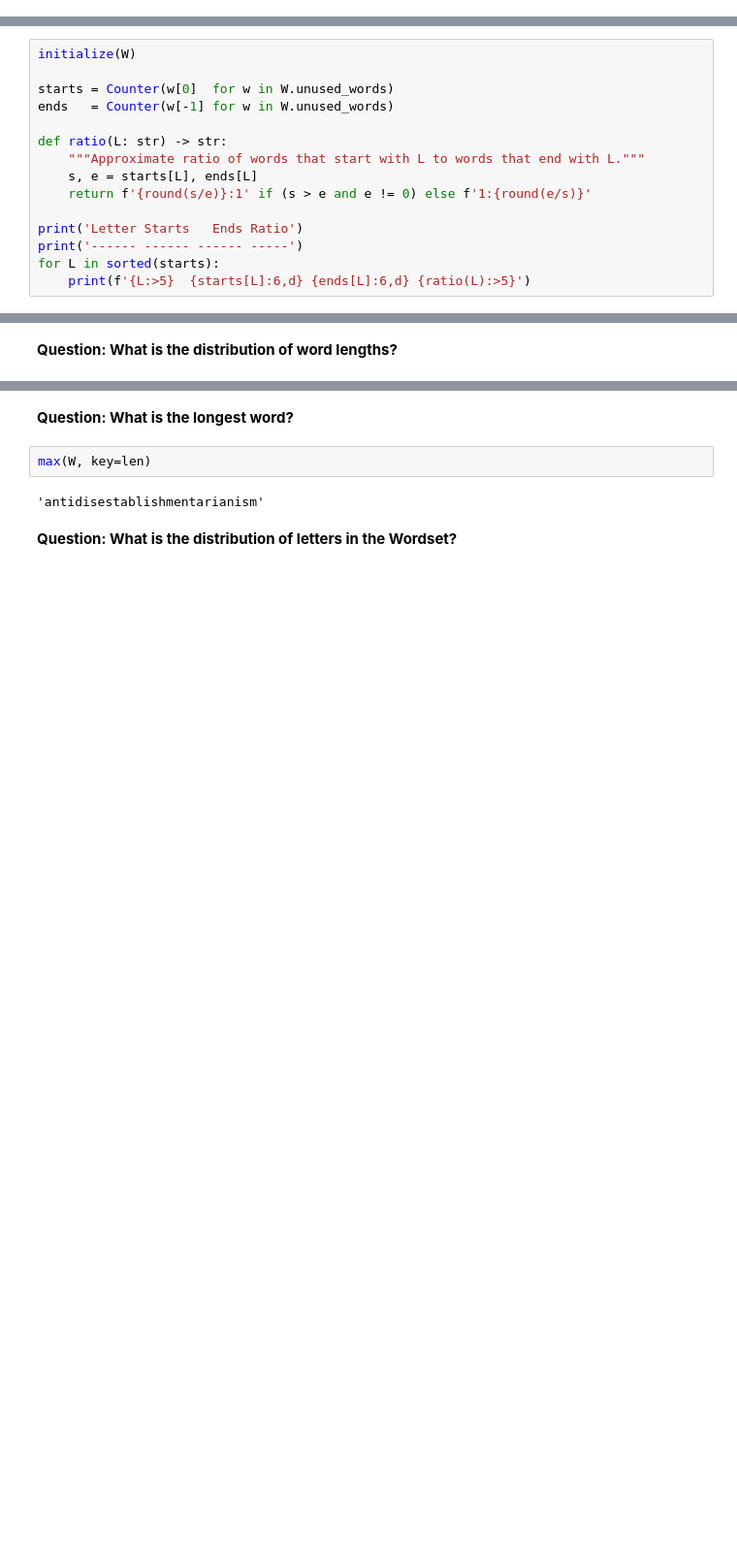
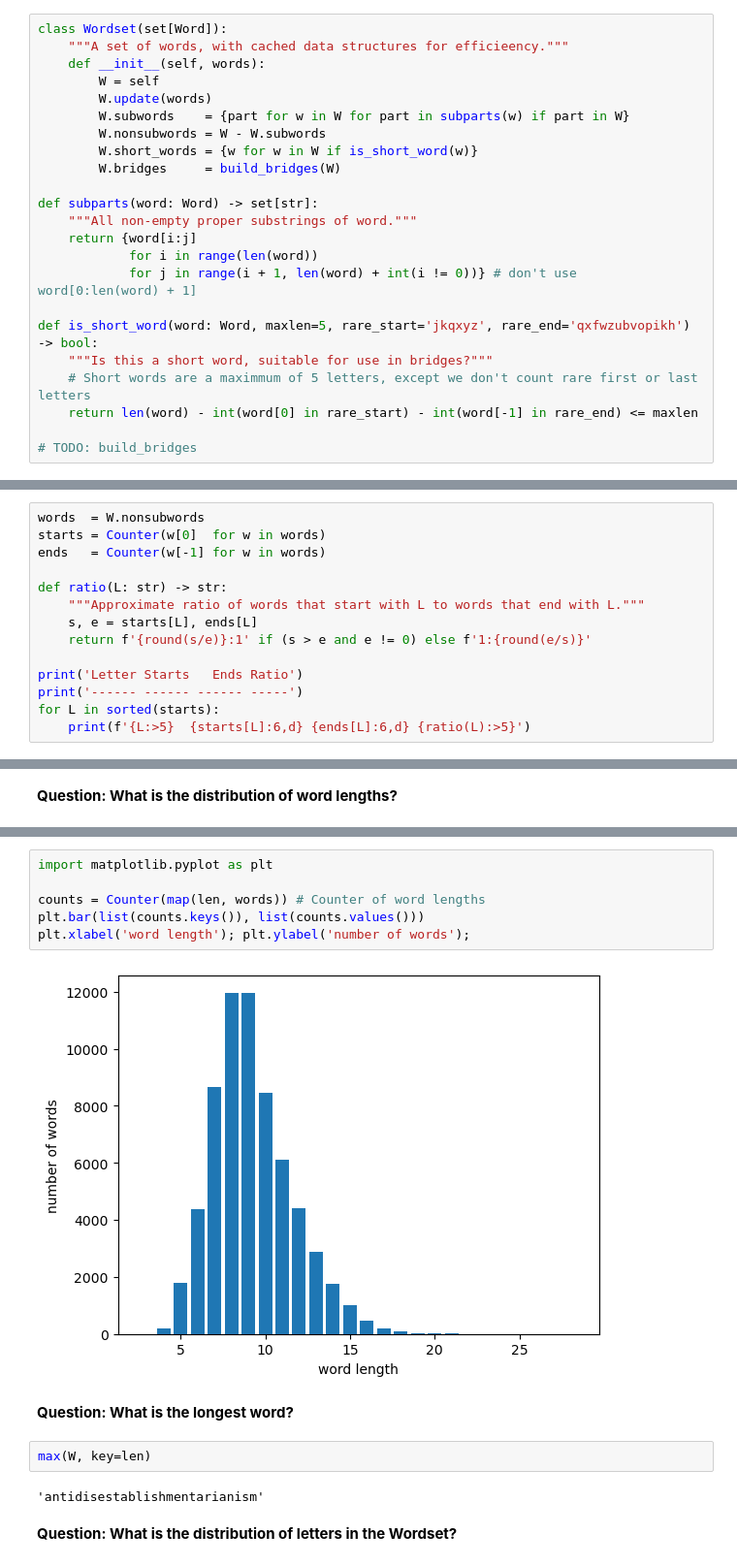
Before and after one commit to Vbubblery/pytudes, a Jupyter notebook: ipynb/Portmantout.ipynb, the cells around one changed output, grey strips where cells are left out. Shown at 97% size. Saved outputs shown, nothing was run; the diff lists cells and outputs as text; blank space fills up the shorter version.

```diff
--- a/ipynb/Portmantout.ipynb
+++ b/ipynb/Portmantout.ipynb
@@ -202,0 +144,23 @@ Now we can add a step: append the step to the path we are building up, remove th
+# %%
+class Wordset(set[Word]):
+    """A set of words, with cached data structures for efficieency."""
+    def __init__(self, words):
+        W = self
+        W.update(words)
+        W.subwords    = {part for w in W for part in subparts(w) if part in W}
+        W.nonsubwords = W - W.subwords
+        W.short_words = {w for w in W if is_short_word(w)}
+        W.bridges     = build_bridges(W)
+
+def subparts(word: Word) -> set[str]:
+    """All non-empty proper substrings of word."""
+    return {word[i:j]
+            for i in range(len(word))
+            for j in range(i + 1, len(word) + int(i != 0))} # don't use word[0:len(word) + 1]
+
+def is_short_word(word: Word, maxlen=5, rare_start='jkqxyz', rare_end='qxfwzubvopikh') -> bool:
+    """Is this a short word, suitable for use in bridges?"""
+    # Short words are a maximmum of 5 letters, except we don't count rare first or last letters
+    return len(word) - int(word[0] in rare_start) - int(word[-1] in rare_end) <= maxlen
+
+# TODO: build_bridges
@@ -471,8 +587,7 @@ The program is complete, but there are still many interesting things to explore,
 # %%
-initialize(W)
-
-starts = Counter(w[0]  for w in W.unused_words)
-ends   = Counter(w[-1] for w in W.unused_words)
+words  = W.nonsubwords
+starts = Counter(w[0]  for w in words)
+ends   = Counter(w[-1] for w in words)
 
 def ratio(L: str) -> str:
     """Approximate ratio of words that start with L to words that end with L."""
@@ -571,3 +648,11 @@ Counter({8: 11964,
+# %%
+import matplotlib.pyplot as plt
+
+counts = Counter(map(len, words)) # Counter of word lengths
+plt.bar(list(counts.keys()), list(counts.values()))
+plt.xlabel('word length'); plt.ylabel('number of words');
+# %% [output]
+[figure, added]
 # %% [markdown]
 **Question: What is the longest word?**
 # %%
```
Also changed, not shown: parts of 98 cells of this notebook, 2 other files.
